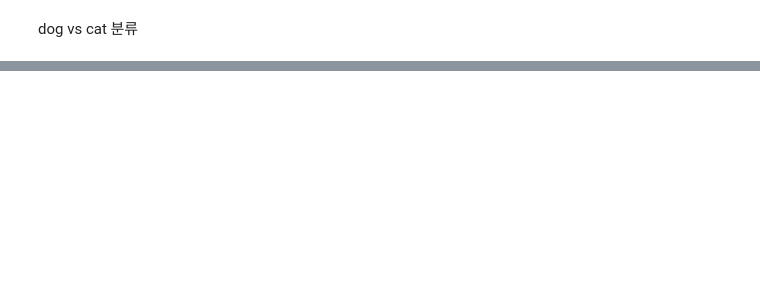
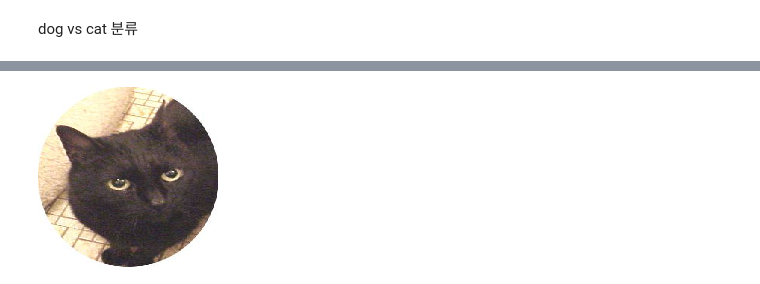
Before and after one commit to leekyuyoung20230313/pythone, a Jupyter notebook: 텐서플로구현/[딥러닝]텐서플로_컴퓨터비전.ipynb, the cells around one changed output, grey strips where cells are left out. Drawn from its saved outputs; the diff is of its cells as text; code cells hidden in the pictures; blank space fills up the shorter version.

```diff
--- a/텐서플로구현/[딥러닝]텐서플로_컴퓨터비전.ipynb
+++ b/텐서플로구현/[딥러닝]텐서플로_컴퓨터비전.ipynb
@@ -135,0 +159,2 @@ hist = model.fit(
+# %%
+test1_file = glob('/content/dogcat/test1/*')[0]
@@ -135,0 +180,4 @@ hist = model.fit(
+# %%
+load_img(test1_file,target_size=(180,180))
+# %% [output]
+[figure, added]
```
Also changed, not shown: parts of 54 cells of this notebook.
